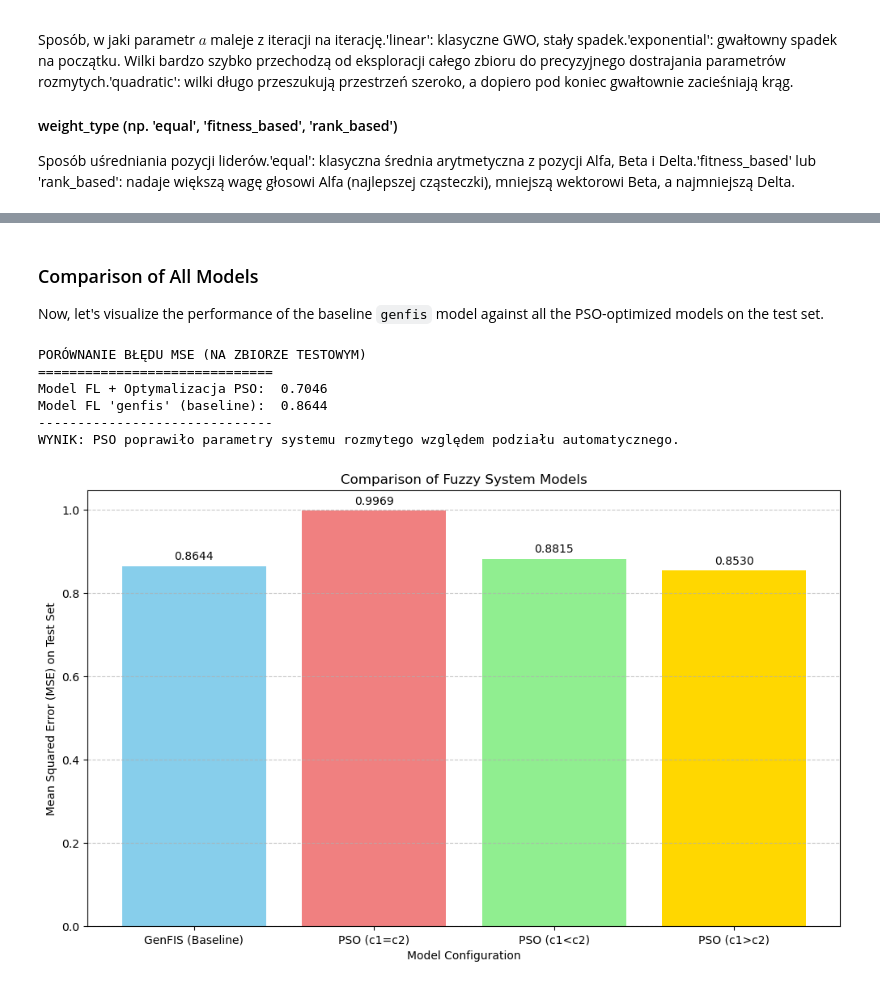
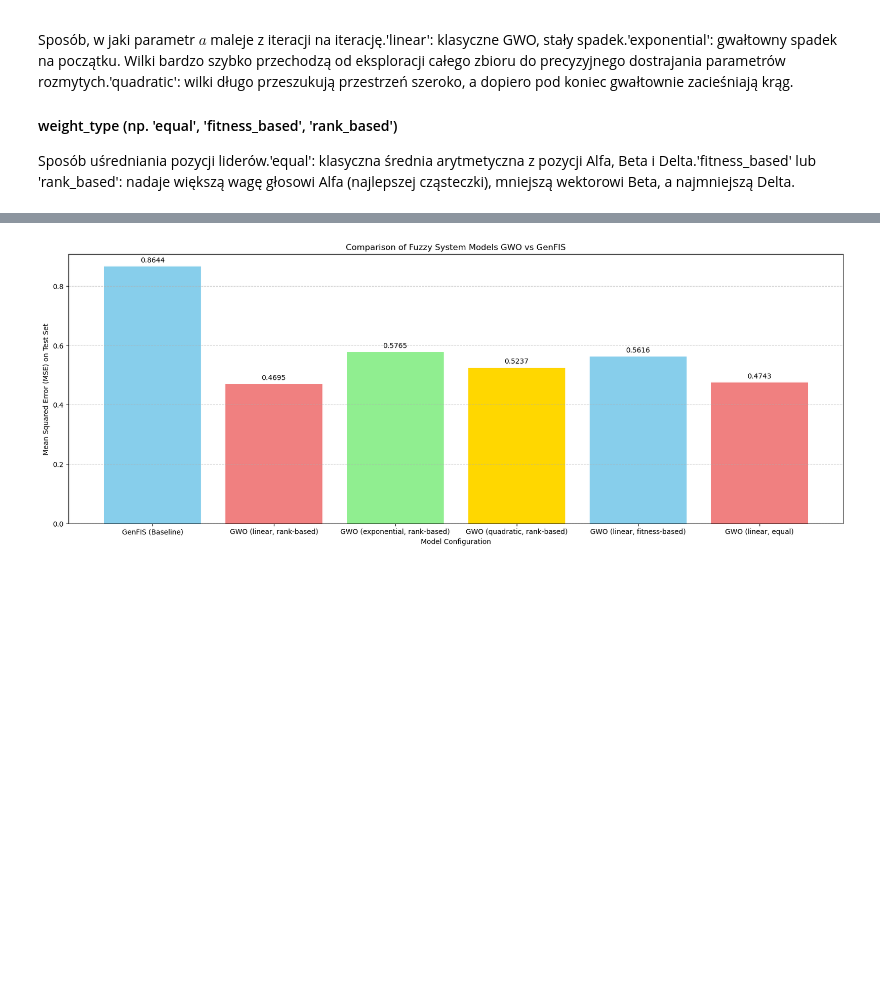
Before and after one commit to lisciu24/MIO-fuzzy-logic, a Jupyter notebook: MIO_project.ipynb, the cells around one changed output, grey strips where cells are left out. Drawn from its saved outputs; the diff is of its cells as text; code cells hidden in the pictures; blank space fills up the shorter version.

Commit message:
Final tests (#8)
* Final test fix

* Test run passed

* Final test config

* Final results #1

```diff
--- a/MIO_project.ipynb
+++ b/MIO_project.ipynb
@@ -167,7 +167,7 @@ bounds = {
     'alc': (df['alcohol'].min(), df['alcohol'].max()),
     'vac': (df['volatile acidity'].min(), df['volatile acidity'].max()),
     'sul': (df['sulphates'].min(), df['sulphates'].max()),
-    'tsod': (df['total sulfur dioxide'].min(), df['total sulfur dioxide'].max()),
+    'tsd': (df['total sulfur dioxide'].min(), df['total sulfur dioxide'].max()),
     'cit': (df['citric acid'].min(), df['citric acid'].max()),
     'den': (df['density'].min(), df['density'].max()),
     'fix': (df['fixed acidity'].min(), df['fixed acidity'].max()),
@@ -1015,7 +1054,7 @@ best_cost_gt, best_pos_gt, cost_history_gt, mse_pso_gt = run_pso_and_get_history
     fitness_function=fitness_function,
     X_test=X_test,
     y_test=y_test,
-    filename="TimeTravelPSO_c1_gt_c2_history.csv"
+    csv_filename="TimeTravelPSO_c1_gt_c2_history.csv"
 )
 
 print(f"Final Best Cost (c1>c2): {best_cost_gt:.4f}")
@@ -2351,27 +2772,27 @@ MSE on Test Set (linear decay, fitness-based weights): 0.6040
 # %%
 # Configuration for c1 > c2
-options_gwo_linear_rank = {'a_start': 2.0, 'a_end': 0.0, 'decay_type': 'linear', 'weight_type': 'rank_based'}
+options_gwo_linear_equal = {'a_start': 2.0, 'a_end': 0.0, 'decay_type': 'linear', 'weight_type': 'equal'}
 
-print("Running GWO with linear decay and rank-based weights ({} iterations)...".format(iters))
-best_cost_gt, best_pos_gt, cost_history_gt, mse_gwo_gt = run_pso_and_get_history_GWO(
+print("Running GWO with linear decay and equal weights ({} iterations)...".format(iters))
+best_cost_gwo_linear_equal, best_gwo_linear_equal, cost_history_gwo_linear_equal, mse_gwo_linear_equal = run_pso_and_get_history_GWO(
     n_particles=n_particles,
     dimensions=dimensions,
     iters=iters,
-    options=options_gwo_linear_rank,
+    options=options_gwo_linear_equal,
     pso_bounds=pso_bounds,
     fitness_function=fitness_function,
     X_test=X_test,
     y_test=y_test,
-    csv_filename="GWO_linear_rank_based.csv"
+    csv_filename="GWO_linear_equal.csv"
 )
 
-print(f"Final Best Cost (linear decay, rank-based weights): {best_cost_gt:.4f}")
-print(f"MSE on Test Set (linear decay, rank-based weights): {mse_gwo_gt:.4f}")
+print(f"Final Best Cost (linear decay, equal weights): {best_cost_gwo_linear_equal:.4f}")
+print(f"MSE on Test Set (linear decay, equal weights): {mse_gwo_linear_equal:.4f}")
 
 # Plot the cost history
 plt.figure(figsize=(10, 6))
-plt.plot(range(1, iters + 1), cost_history_gt)
-plt.title('GWO Optimization History 4 params (linear decay, rank-based weights)')
+plt.plot(range(1, iters + 1), cost_history_gwo_linear_equal)
+plt.title('GWO Optimization History 4 params (linear decay, equal weights)')
 plt.xlabel('Iterations')
 plt.ylabel('Best Cost (MSE)')
 plt.grid(True)
@@ -2385,54 +2806,34 @@ MSE on Test Set (linear decay, rank-based weights): 0.8320
-# %% [markdown]
-### Comparison of All Models
-
-Now, let's visualize the performance of the baseline `genfis` model against all the PSO-optimized models on the test set.
-# %%
-print("PORÓWNANIE BŁĘDU MSE (NA ZBIORZE TESTOWYM)")
-print("="*30)
-
-mse_pso = evaluate(fuzzy_system_creator_trapmf(best_pos_gt), X_test, y_test)
-mse_genfis = evaluate(model_genfis, X_test, y_test)
-print(f"Model FL + Optymalizacja PSO:  {mse_pso:.4f}")
-print(f"Model FL 'genfis' (baseline):  {mse_genfis:.4f}")
-print("-" * 30)
-if mse_pso < mse_genfis:
-    print("WYNIK: PSO poprawiło parametry systemu rozmytego względem podziału automatycznego.")
-else:
-    print("WYNIK: Model automatyczny okazał się wystarczający (PSO wymaga więcej iteracji).")
-# %% [output]
-PORÓWNANIE BŁĘDU MSE (NA ZBIORZE TESTOWYM)
-==============================
-Model FL + Optymalizacja PSO:  0.7046
-Model FL 'genfis' (baseline):  0.8644
-------------------------------
-WYNIK: PSO poprawiło parametry systemu rozmytego względem podziału automatycznego.
 # %%
 # Data for comparison
 model_names = [
     "GenFIS (Baseline)",
-    "PSO (c1=c2)",
-    "PSO (c1<c2)",
-    "PSO (c1>c2)"
+    "GWO (linear, rank-based)",
+    "GWO (exponential, rank-based)",
+    "GWO (quadratic, rank-based)",
+    "GWO (linear, fitness-based)",
+    "GWO (linear, equal)"
 ]
 
 mse_values = [
-    mse_genfis, # This is already calculated from previous cells
-    mse_pso_eq,
-    mse_pso_lt,
-    mse_pso_gt
+    mse_genfis,
+    mse_gwo_linear,
+    mse_gwo_exponential,
+    mse_gwo_quadratic,
+    mse_gwo_linear_fitness,
+    mse_gwo_linear_equal
 ]
 
-plt.figure(figsize=(12, 7))
+plt.figure(figsize=(20, 7))
 plt.bar(model_names, mse_values, color=['skyblue', 'lightcoral', 'lightgreen', 'gold'])
 plt.xlabel('Model Configuration')
 plt.ylabel('Mean Squared Error (MSE) on Test Set')
-plt.title('Comparison of Fuzzy System Models')
+plt.title('Comparison of Fuzzy System Models GWO vs GenFIS')
 plt.ylim(bottom=0) # Ensure y-axis starts from 0
 
 for i, mse in enumerate(mse_values):
     plt.text(i, mse + 0.01, f'{mse:.4f}', ha='center', va='bottom')
 
 plt.grid(axis='y', linestyle='--', alpha=0.7)
 plt.show()
 # %% [output]
-[figure, old version]
+[figure, new version]
```
Also changed, not shown: parts of 59 cells of this notebook, 13 other files.
